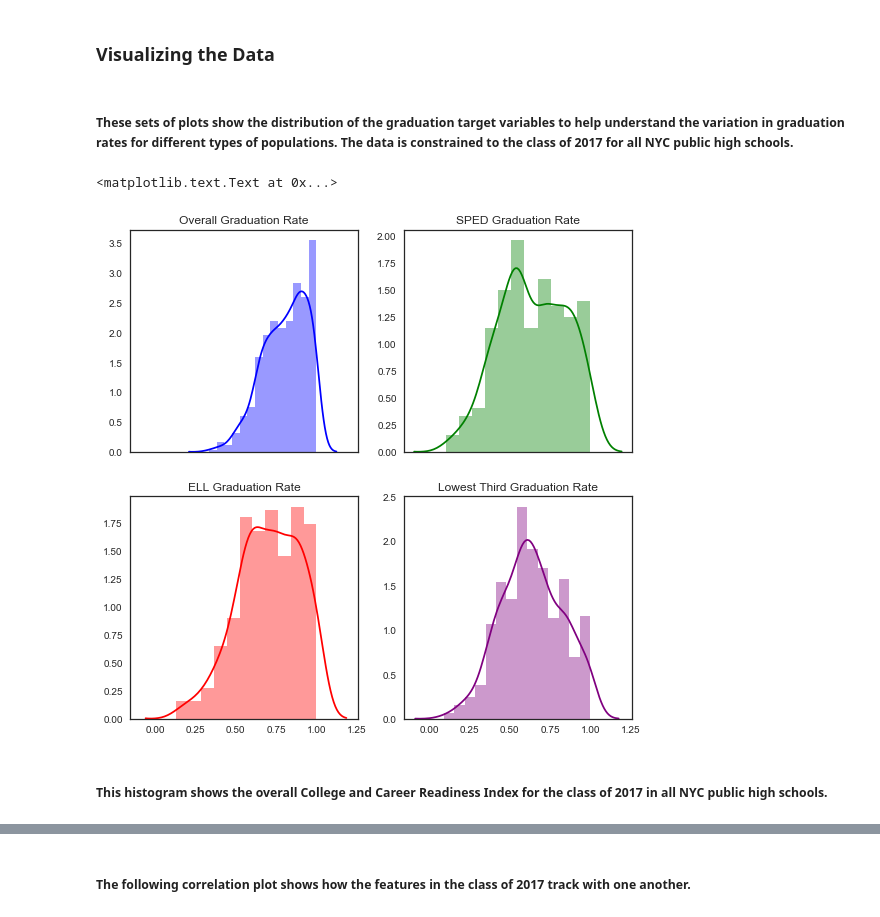
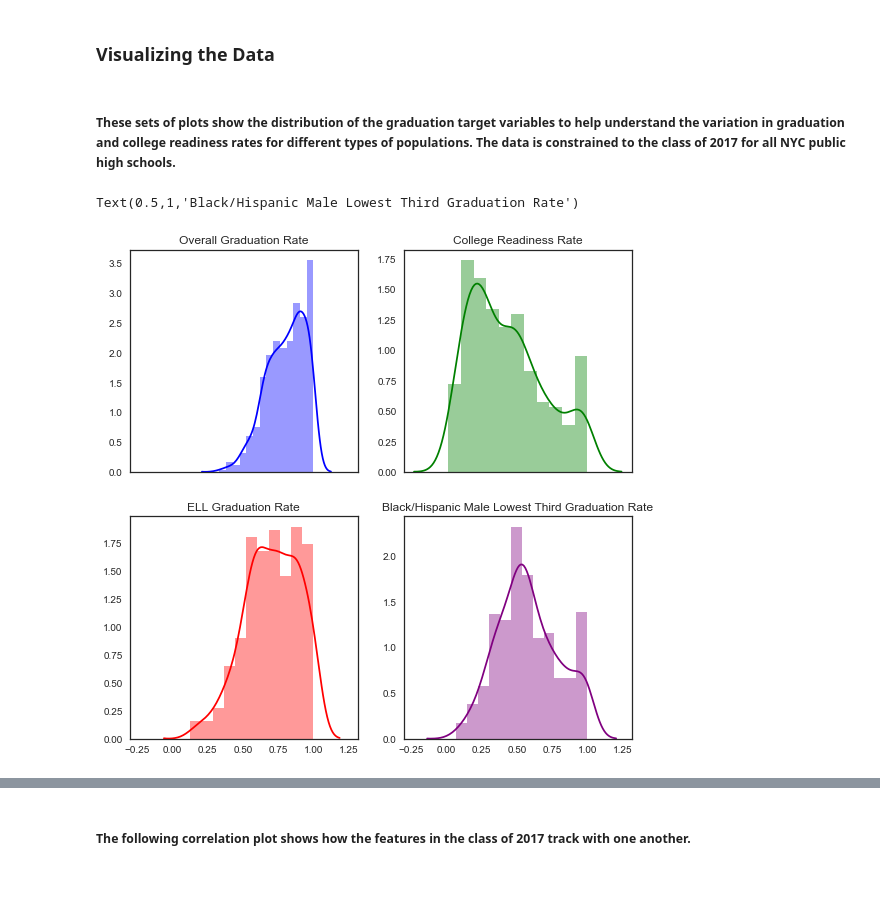
Before and after one commit to trivenigandhi/dataScience, a Jupyter notebook: NYC Education Analyses/Initial_Data_Visualizations.ipynb, the cells around one changed output, grey strips where cells are left out. Cells and saved outputs as stored; diff of their text form; code cells hidden in the pictures; blank space fills up the shorter version.

Commit message:
fix feature selection and visuals

```diff
--- a/NYC Education Analyses/Initial_Data_Visualizations.ipynb
+++ b/NYC Education Analyses/Initial_Data_Visualizations.ipynb
@@ -12,25 +12,23 @@ import matplotlib
 import matplotlib.pyplot as plt
 %matplotlib inline
 # %%
-data = pd.read_csv("/Users/Triveni/Desktop/dataScience/data/sqrAnalysisData.csv")
-current = data[data['schoolYear']=='201617']
+data = pd.read_csv("data/sqrAnalysisData.csv")
+current = data[data['schoolYear']=='2016-17']
 currentFeatures = current.iloc[:,0:15]
-currentTargets = current.iloc[:,15:]
+currentTargets = current.iloc[:,15:-1]
 # %% [markdown]
-##### These sets of plots show the distribution of the graduation target variables to help understand the variation in graduation rates for different types of populations. The data is constrained to the class of 2017 for all NYC public high schools.
+##### These sets of plots show the distribution of the graduation target variables to help understand the variation in graduation and college readiness rates for different types of populations. The data is constrained to the class of 2017 for all NYC public high schools.
 # %%
 sns.set(style="white")
 f, axes = plt.subplots(2, 2, figsize=(9, 9), sharex=True)
 sns.distplot(currentTargets['4YearGraduationRate'].dropna().rename("") , color="blue", ax=axes[0, 0])
 axes[0][0].set_title("Overall Graduation Rate")
-sns.distplot(currentTargets['4YearGraduationRateSelfContainedIntegratedCoTeachingorSETSS'].dropna().rename(""), color="green", ax=axes[0, 1])
-axes[0][1].set_title("SPED Graduation Rate")
+sns.distplot(currentTargets['collegeandCareerPreparatoryCourseIndex'].dropna().rename(""), color="green", ax=axes[0, 1])
+axes[0][1].set_title("College Readiness Rate")
 sns.distplot(currentTargets['4YearGraduationRateEnglishLanguageLearners'].dropna().rename("") , color="red", ax=axes[1, 0])
 axes[1][0].set_title("ELL Graduation Rate")
-sns.distplot(currentTargets['4YearGraduationRateLowestThirdCitywide'].dropna().rename("") , color="purple", ax=axes[1, 1])
-axes[1][1].set_title("Lowest Third Graduation Rate")
+sns.distplot(currentTargets['4YearGraduationRateBlackorHispanicMalesinLowestThirdCitywide'].dropna().rename("") , color="purple", ax=axes[1, 1])
+axes[1][1].set_title("Black/Hispanic Male Lowest Third Graduation Rate")
 # %% [output]
-<matplotlib.text.Text at 0x...>
+Text(0.5,1,'Black/Hispanic Male Lowest Third Graduation Rate')
-[figure, old version]
+[figure, new version]
-# %% [markdown]
-##### This histogram shows the overall College and Career Readiness Index for the class of 2017 in all NYC public high schools.
```
Also changed, not shown: parts of 2 cells of this notebook, 3 other files.
